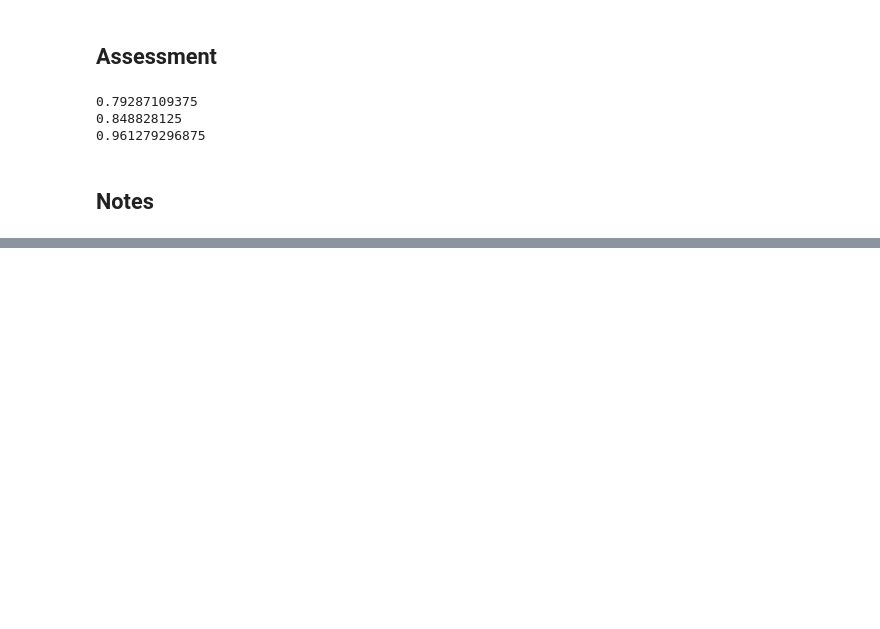
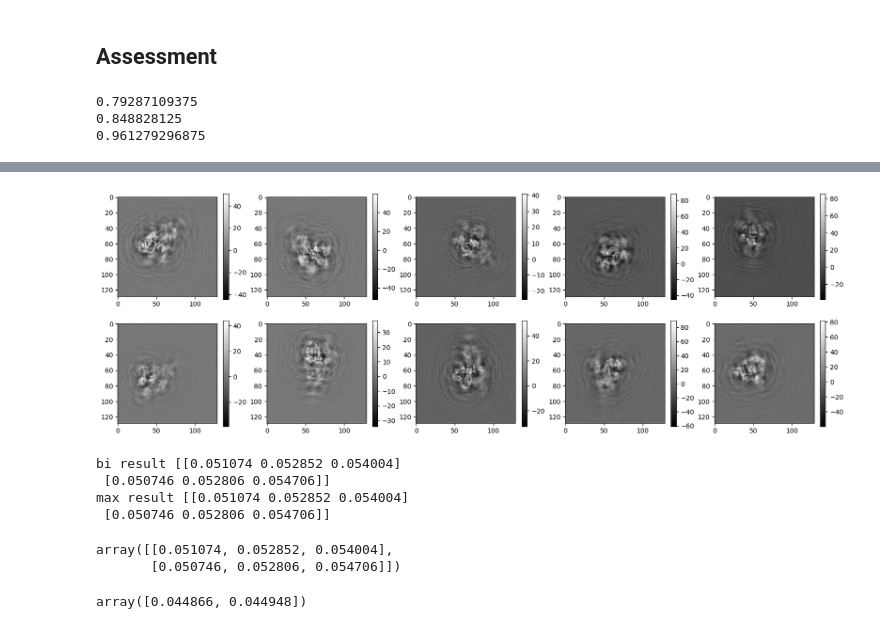
Before and after one commit to yqaddur1/ASPIRE-Python, a Jupyter notebook: aspire-code/volume/max_trainer.ipynb, the cells around one changed output, grey strips where cells are left out. Drawn from its saved outputs; the diff is of its cells as text; code cells hidden in the pictures; blank space fills up the shorter version.

```diff
--- a/aspire-code/volume/max_trainer.ipynb
+++ b/aspire-code/volume/max_trainer.ipynb
@@ -736,5 +854,15 @@ print(assessment_dict['Select_Source'][0])
 0.79287109375
 0.848828125
 0.961279296875
-# %% [markdown]
-## Notes
+# %%
+# For each source
+# snr loop, templates loop get 2d dataframe for each source
+# bi dataframe
+# Then, plot bi as straight lines and rest as function of templates
+
+# pixels 129, images = 10000, neighbors 50, cutoff 0.05
+
+src = projection_src(map_path = "map_data/emd_14930.map.gz", sim = "assessment", no_noise = True)
+power_clean = src.clean_images[:].norm() ** 2 / src.clean_images[:].size
+src_rot_vecs = BasisComputer.rotation_vectors(src)
+# %% [output]
@@ -740,0 +876,42 @@ print(assessment_dict['Select_Source'][0])
+[figure, added]
+# %%
+num_ngh = 50
+snr_list = [1/50, 1/100,1/150]
+num_template_list = [300, 400, 500]
+
+max_filter_result = np.zeros((len(snr_list),len(num_template_list)))
+bi_result = np.zeros(len(snr_list))
+for snr_index, snr in enumerate(snr_list):
+
+    noise_variance = power_clean/snr
+    src.noise_adder = make_noise_adder(src, power_clean/snr)
+    pca_basis = FSPCABasis(src, components = 400, batch_size = 512)
+
+    estNghBi = bi_assessment(src, None, bispectrum_components = 300, fspca_components = None, n_nbor = num_ngh, pca_basis = pca_basis,
+                             get_classes_only = True)
+    biperc = percentage_correct_rot_vecs(estNghBi, src_rot_vecs, inner_cutoff = 0.95)[0]
+    bi_result[snr_index] = biperc
+    clear_output()
+    print("bi result " + str(bi_result))
+    for temp_index, num_temp in enumerate(num_template_list):
+        estNgh = max_select_assessment(src, None, num_select_templates = num_temp, fspca_components = None, n_nbor = num_ngh, pca_basis = pca_basis,
+                             get_classes_only = True)
+        maxperc = percentage_correct_rot_vecs(estNgh, src_rot_vecs, inner_cutoff = 0.95)[0]
+        max_filter_result[snr_index, temp_index] = maxperc
+        clear_output()
+        print("bi result " + str(bi_result))
+        print("max result " + str(max_filter_result))
+# %% [output]
+bi result [[0.051074 0.052852 0.054004]
+ [0.050746 0.052806 0.054706]]
+max result [[0.051074 0.052852 0.054004]
+ [0.050746 0.052806 0.054706]]
+# %%
+max_filter_result
+# %% [output]
+array([[0.051074, 0.052852, 0.054004],
+       [0.050746, 0.052806, 0.054706]])
+# %%
+bi_result
+# %% [output]
+array([0.044866, 0.044948])
```
Also changed, not shown: parts of 10 cells of this notebook, 13 other files.
